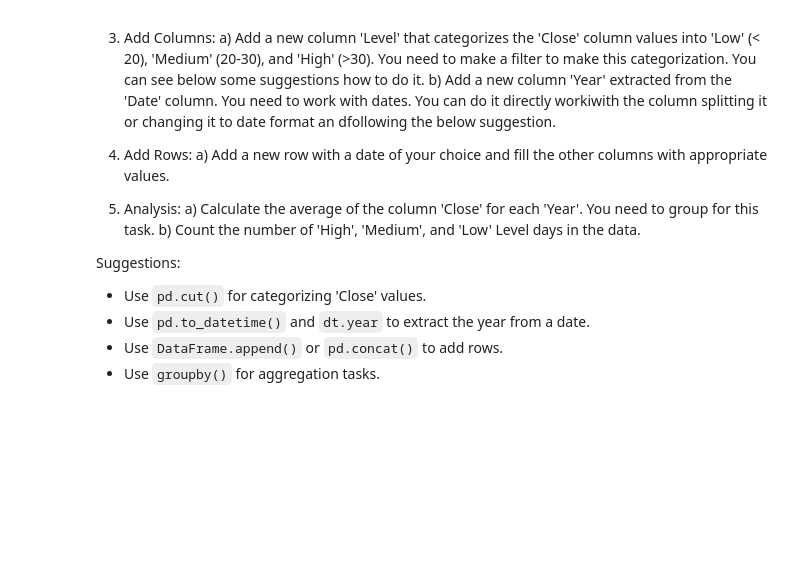
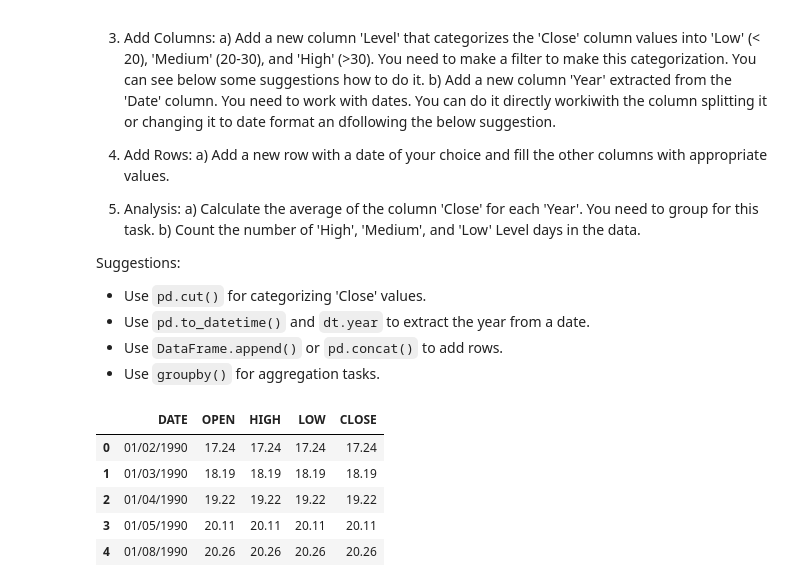
Before and after one commit to alexanderquispe/BiLab_Summer_Python, a Jupyter notebook: Lecture_3/Tutorial.ipynb, the cells around one changed output. Cells and saved outputs as stored; diff of their text form; code cells hidden in the pictures; blank space fills up the shorter version.

```diff
--- a/Lecture_3/Tutorial.ipynb
+++ b/Lecture_3/Tutorial.ipynb
@@ -30,0 +41,9 @@ Suggestions:
+# %%
+ data_2024.head(5)
+# %% [output]
+|  | DATE | OPEN | HIGH | LOW | CLOSE |
+| 0 | 01/02/1990 | 17.24 | 17.24 | 17.24 | 17.24 |
+| 1 | 01/03/1990 | 18.19 | 18.19 | 18.19 | 18.19 |
+| 2 | 01/04/1990 | 19.22 | 19.22 | 19.22 | 19.22 |
+| 3 | 01/05/1990 | 20.11 | 20.11 | 20.11 | 20.11 |
+| 4 | 01/08/1990 | 20.26 | 20.26 | 20.26 | 20.26 |
```
Also changed, not shown: parts of 23 cells of this notebook.
